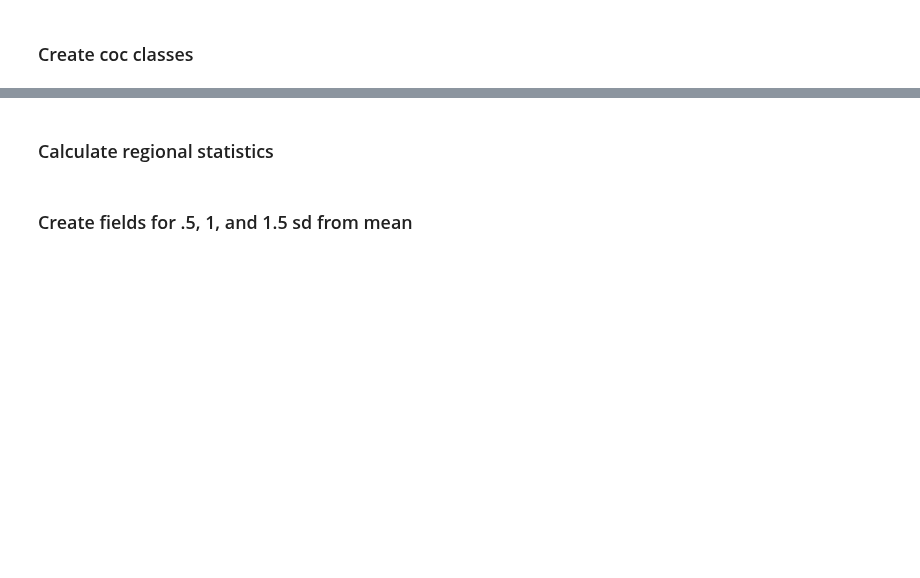
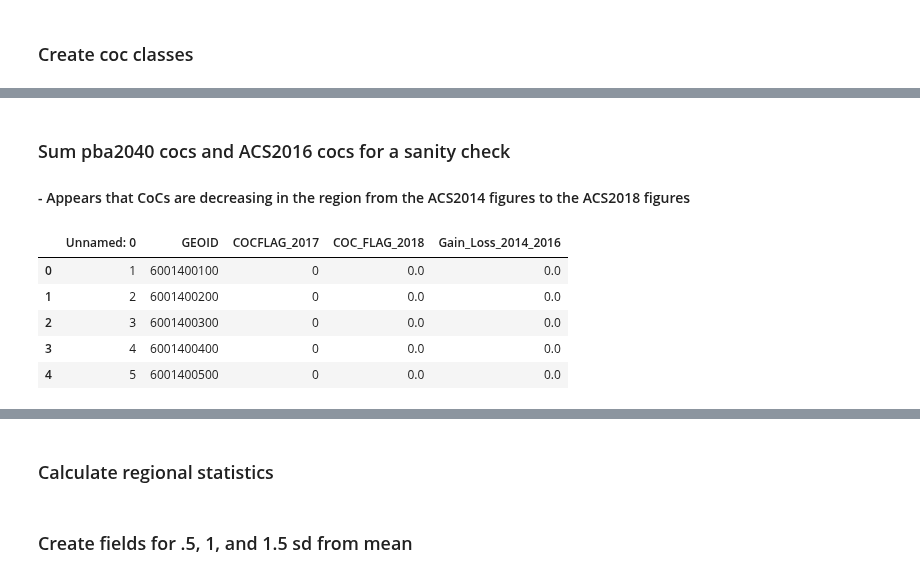
Before and after one commit to BayAreaMetro/Spatial-Analysis-Mapping-Projects, a Jupyter notebook: Project-Documentation/Communities-of-Concern/Communities of Concern 2020 (ACS 2014-2018).ipynb, the cells around one changed output, grey strips where cells are left out. Drawn from its saved outputs; the diff is of its cells as text; code cells hidden in the pictures; blank space fills up the shorter version.

```diff
--- a/Project-Documentation/Communities-of-Concern/Communities of Concern 2020 (ACS 2014-2018).ipynb
+++ b/Project-Documentation/Communities-of-Concern/Communities of Concern 2020 (ACS 2014-2018).ipynb
@@ -316,0 +452,13 @@ acs_df[acs_df['coc_class'] != 'NA']
+# %% [markdown]
+### Sum pba2040 cocs and ACS2016 cocs for a sanity check
+#### - Appears that CoCs are decreasing in the region from the ACS2014 figures to the ACS2018 figures
+# %%
+coc_dif_acs2014_acs2016 = pd.read_csv('Data/COC_Diff_ACS2014_ACS2016.csv')
+coc_dif_acs2014_acs2016.head(5)
+# %% [output]
+|  | Unnamed: 0 | GEOID | COCFLAG_2017 | COC_FLAG_2018 | Gain_Loss_2014_2016 |
+| 0 | 1 | 6001400100 | 0 | 0.0 | 0.0 |
+| 1 | 2 | 6001400200 | 0 | 0.0 | 0.0 |
+| 2 | 3 | 6001400300 | 0 | 0.0 | 0.0 |
+| 3 | 4 | 6001400400 | 0 | 0.0 | 0.0 |
+| 4 | 5 | 6001400500 | 0 | 0.0 | 0.0 |
```
Also changed, not shown: parts of 32 cells of this notebook.
